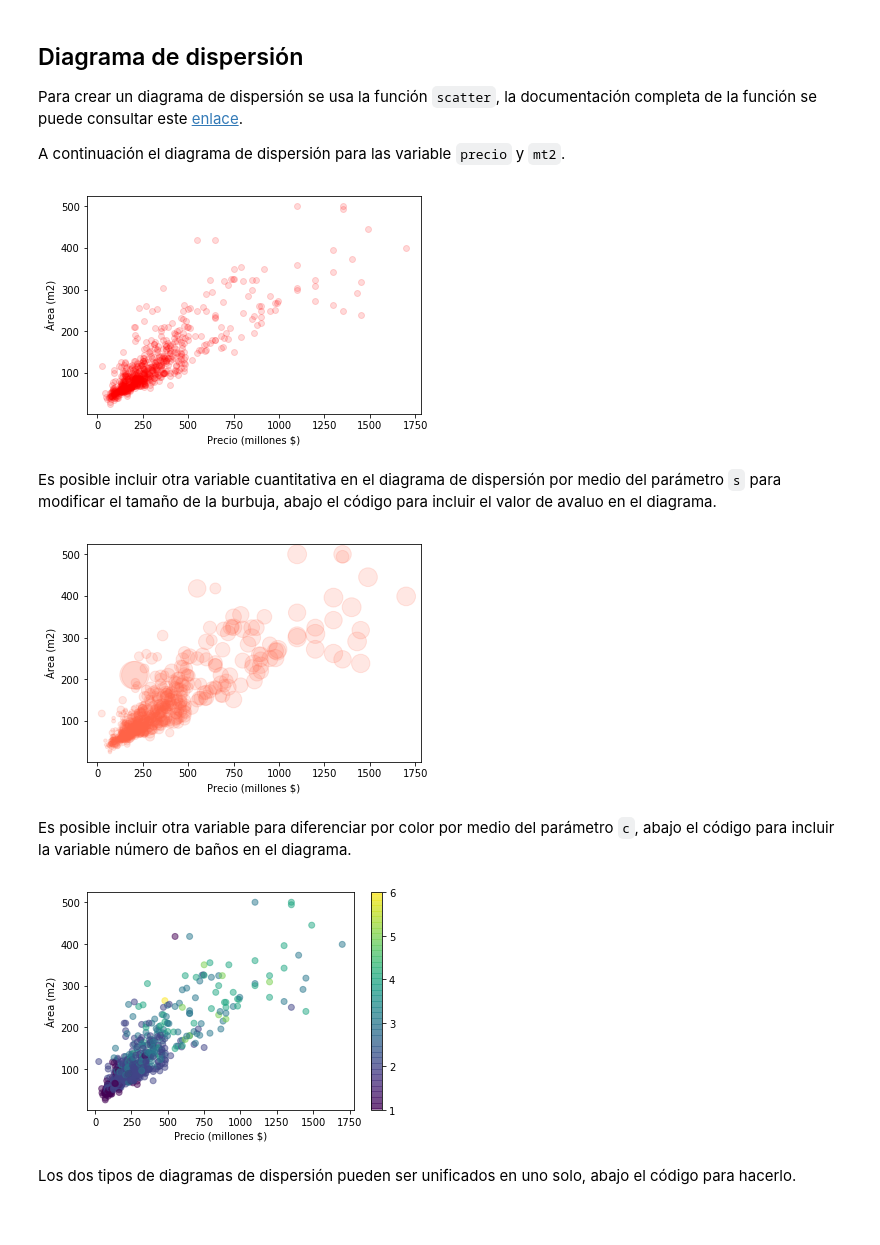
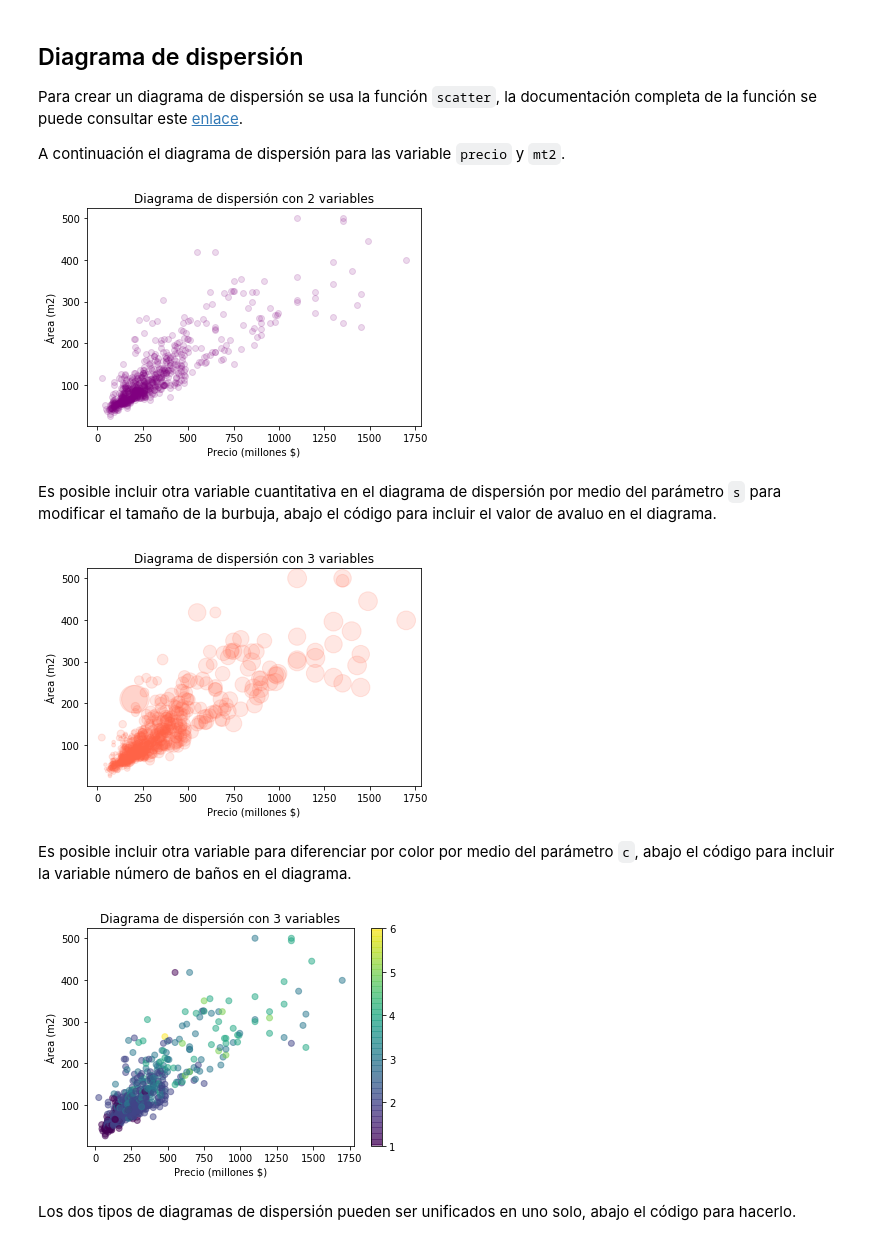
Before and after one commit to fhernanb/Python-para-estadistica, a Jupyter notebook: 02 Exploración de datos/Gráficos exploratorios con matplotlib.ipynb, the cells around one changed output. Saved outputs shown, nothing was run; the diff lists cells and outputs as text; code cells hidden in the pictures.

```diff
--- a/02 Exploración de datos/Gráficos exploratorios con matplotlib.ipynb
+++ b/02 Exploración de datos/Gráficos exploratorios con matplotlib.ipynb
@@ -67,29 +65,31 @@ Para crear un diagrama de dispersión se usa la función `scatter`, la documenta
 
 A continuación el diagrama de dispersión para las variable `precio` y `mt2`.
 # %%
-plt.scatter(x=dt.precio, y=dt.mt2, color='red', alpha=0.15)
+plt.scatter(x=dt.precio, y=dt.mt2, color='purple', alpha=0.15)
 plt.xlabel('Precio (millones $)')
-plt.ylabel('Área (m2)');
+plt.ylabel('Área (m2)')
+plt.title('Diagrama de dispersión con 2 variables');
 # %% [output]
-[figure, old version]
+[figure, new version]
 # %% [markdown]
 Es posible incluir otra variable cuantitativa en el diagrama de dispersión por medio del parámetro `s` para modificar el tamaño de la burbuja, abajo el código para incluir el valor de avaluo en el diagrama.
 # %%
 plt.scatter(x=dt.precio, y=dt.mt2, alpha=0.15, color='tomato', s=dt.avaluo*0.5)
 plt.xlabel('Precio (millones $)')
+plt.title('Diagrama de dispersión con 3 variables')
 plt.ylabel('Área (m2)');
 # %% [output]
-[figure, old version]
+[figure, new version]
 # %% [markdown]
 Es posible incluir otra variable para diferenciar por color por medio del parámetro `c`, abajo el código para incluir la variable número de baños en el diagrama.
 # %%
 plt.scatter(x=dt.precio, y=dt.mt2, alpha=0.5, c=dt.banos)
 plt.xlabel('Precio (millones $)')
 plt.ylabel('Área (m2)')
-plt.title('Densidad para Precio')
+plt.title('Diagrama de dispersión con 3 variables')
 plt.colorbar();
 # %% [output]
-[figure, old version]
+[figure, new version]
 # %% [markdown]
 Los dos tipos de diagramas de dispersión pueden ser unificados en uno solo, abajo el código para hacerlo.
 # %%
```
Also changed, not shown: parts of 3 cells of this notebook.
